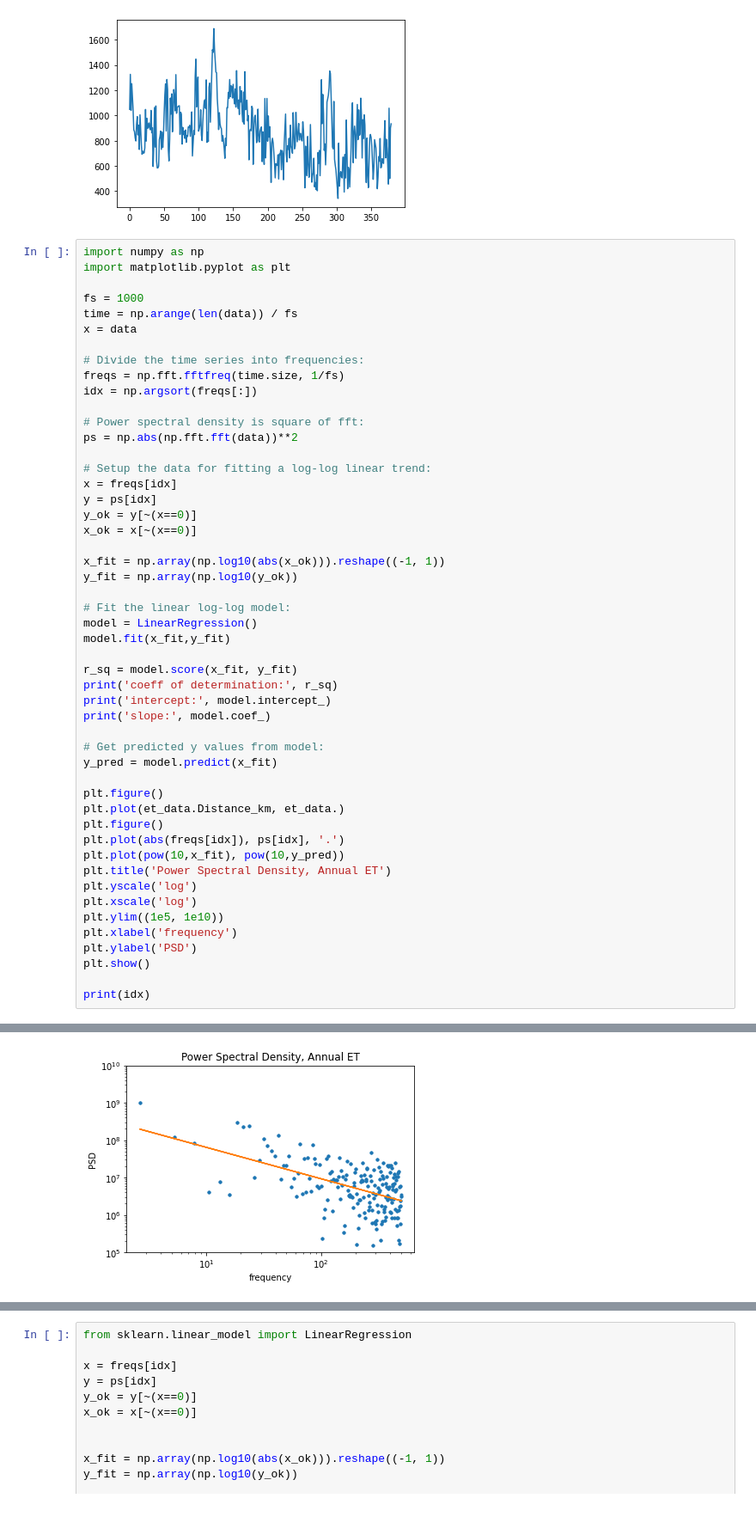
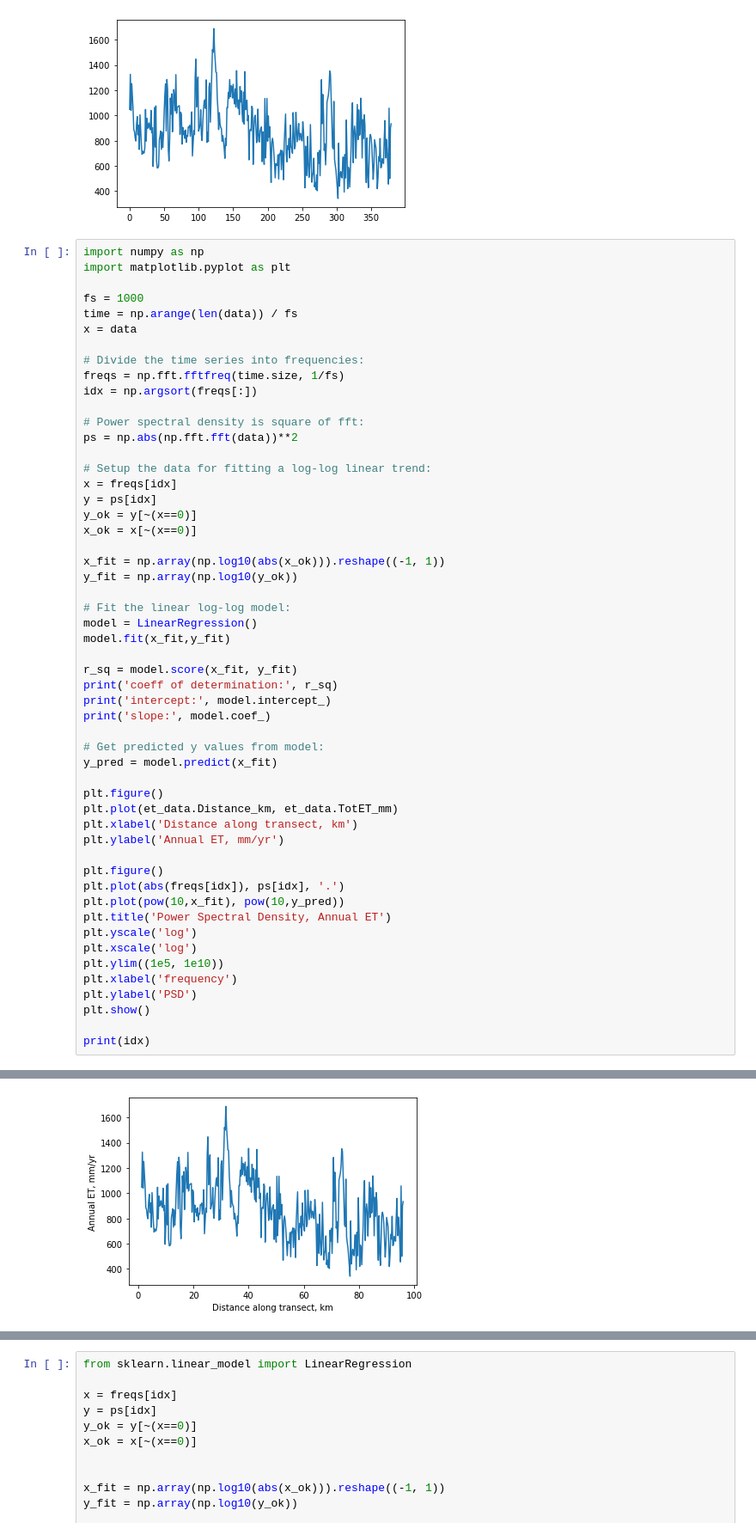
Before and after one commit to ecohydro/san_pedro, a Jupyter notebook: ET_PSD.ipynb, the cells around one changed output, grey strips where cells are left out. Shown: that part at 86% size. Drawn from its saved outputs; the diff is of its cells as text.

```diff
--- a/ET_PSD.ipynb
+++ b/ET_PSD.ipynb
@@ -37,32 +37,35 @@ y_fit = np.array(np.log10(y_ok))
 
 # Fit the linear log-log model:
 model = LinearRegression()
 model.fit(x_fit,y_fit)
 
 r_sq = model.score(x_fit, y_fit)
 print('coeff of determination:', r_sq)
 print('intercept:', model.intercept_)
 print('slope:', model.coef_)
 
 # Get predicted y values from model:
 y_pred = model.predict(x_fit)
 
 plt.figure()
-plt.plot(et_data.Distance_km, et_data.)
+plt.plot(et_data.Distance_km, et_data.TotET_mm)
+plt.xlabel('Distance along transect, km')
+plt.ylabel('Annual ET, mm/yr')
+
 plt.figure()
 plt.plot(abs(freqs[idx]), ps[idx], '.')
 plt.plot(pow(10,x_fit), pow(10,y_pred))
 plt.title('Power Spectral Density, Annual ET')
 plt.yscale('log')
 plt.xscale('log')
 plt.ylim((1e5, 1e10))
 plt.xlabel('frequency')
 plt.ylabel('PSD')
 plt.show()
 
 print(idx)
 # %% [output]
 coeff of determination: 0.2752573344072893
 intercept: 8.64708150341551
 slope: [-0.84050977]
-[figure, old version]
+[figure, new version]
```
Also changed, not shown: parts of 1 cell of this notebook, 1 other file.
